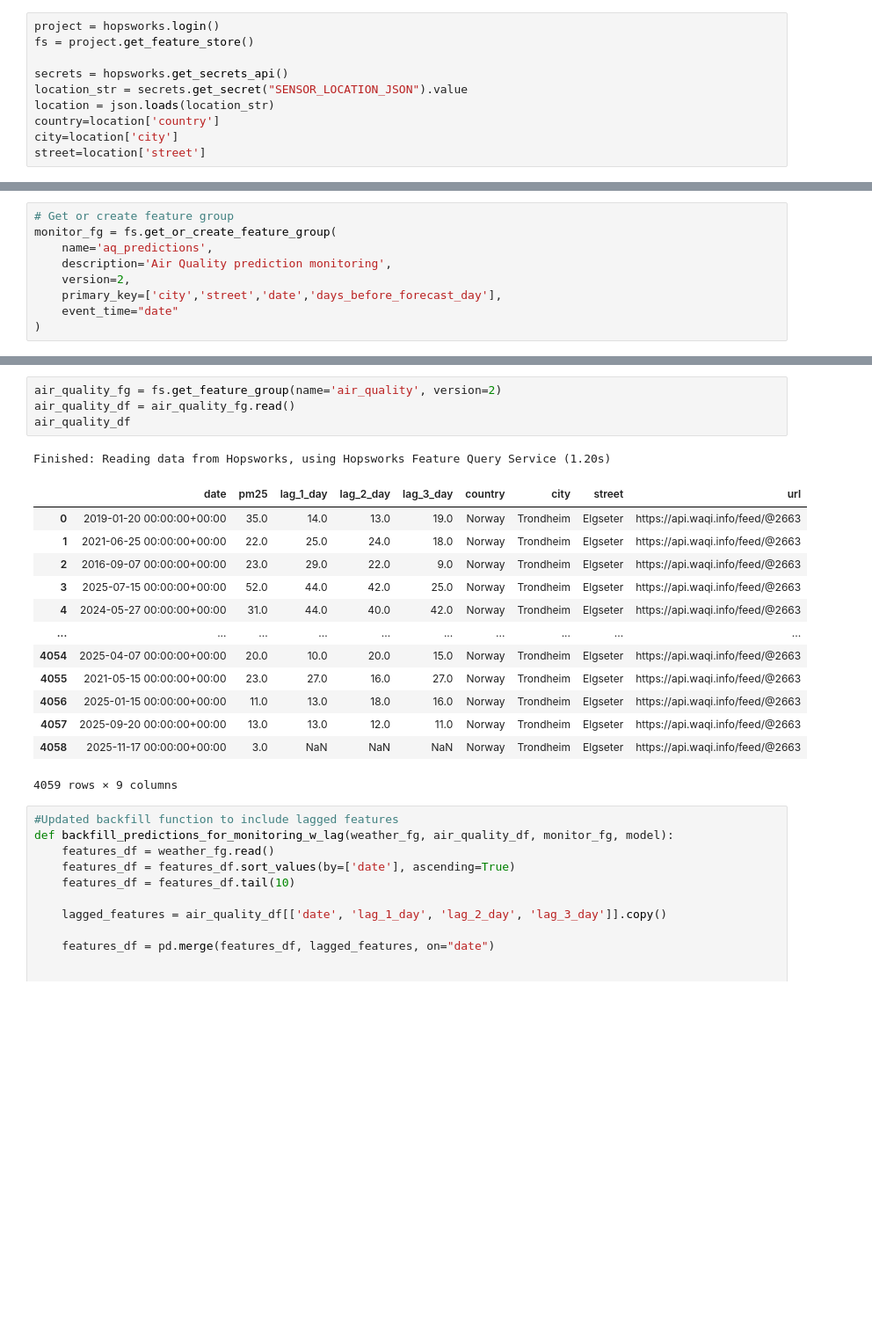
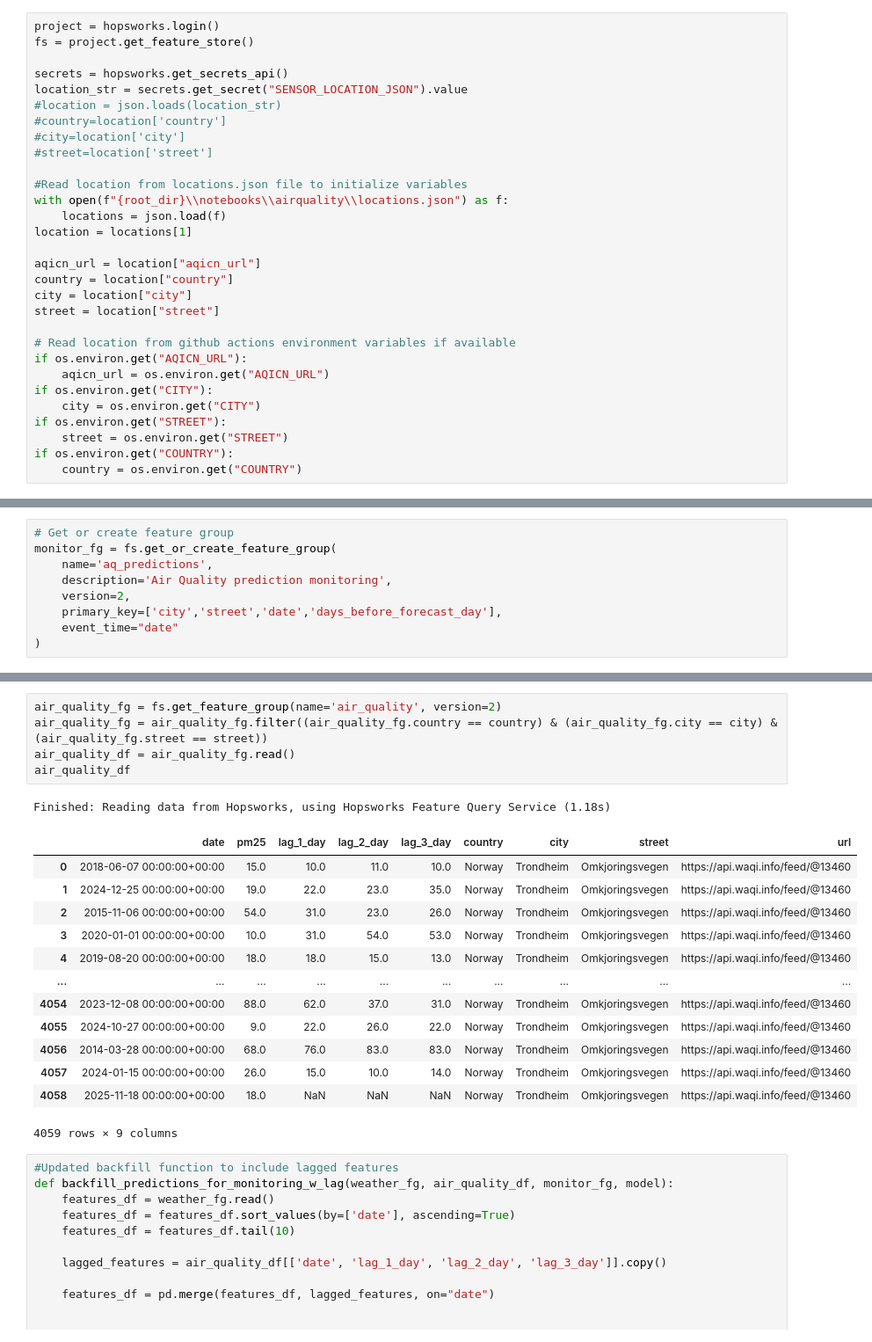
Before and after one commit to robertbroman/mlfs-book, a Jupyter notebook: notebooks/airquality/4_air_quality_batch_inference.ipynb, the cells around one changed output, grey strips where cells are left out. Shown at 88% size. Saved outputs shown, nothing was run; the diff lists cells and outputs as text; blank space fills up the shorter version.

```diff
--- a/notebooks/airquality/4_air_quality_batch_inference.ipynb
+++ b/notebooks/airquality/4_air_quality_batch_inference.ipynb
@@ -76,8 +76,28 @@ fs = project.get_feature_store()
 
 secrets = hopsworks.get_secrets_api()
 location_str = secrets.get_secret("SENSOR_LOCATION_JSON").value
-location = json.loads(location_str)
-country=location['country']
-city=location['city']
-street=location['street']
+#location = json.loads(location_str)
+#country=location['country']
+#city=location['city']
+#street=location['street']
+
+#Read location from locations.json file to initialize variables
+with open(f"{root_dir}\\notebooks\\airquality\\locations.json") as f:
+    locations = json.load(f)
+location = locations[1]
+
+aqicn_url = location["aqicn_url"]
+country = location["country"]
+city = location["city"]
+street = location["street"]
+
+# Read location from github actions environment variables if available
+if os.environ.get("AQICN_URL"):
+    aqicn_url = os.environ.get("AQICN_URL")
+if os.environ.get("CITY"):
+    city = os.environ.get("CITY")
+if os.environ.get("STREET"):
+    street = os.environ.get("STREET")
+if os.environ.get("COUNTRY"):
+    country = os.environ.get("COUNTRY")
 # %% [output]
@@ -305,21 +336,22 @@ Finished: Reading data from Hopsworks, using Hopsworks Feature Query Service (1.
 # %%
 air_quality_fg = fs.get_feature_group(name='air_quality', version=2)
+air_quality_fg = air_quality_fg.filter((air_quality_fg.country == country) & (air_quality_fg.city == city) & (air_quality_fg.street == street))
 air_quality_df = air_quality_fg.read()
 air_quality_df
 # %% [output]
-Finished: Reading data from Hopsworks, using Hopsworks Feature Query Service (1.20s)
+Finished: Reading data from Hopsworks, using Hopsworks Feature Query Service (1.18s)
 |  | date | pm25 | lag_1_day | lag_2_day | lag_3_day | country | city | street | url |
-| 0 | 2019-01-20 00:00:00+00:00 | 35.0 | 14.0 | 13.0 | 19.0 | Norway | Trondheim | Elgseter | https://api.waqi.info/feed/@2663 |
-| 1 | 2021-06-25 00:00:00+00:00 | 22.0 | 25.0 | 24.0 | 18.0 | Norway | Trondheim | Elgseter | https://api.waqi.info/feed/@2663 |
-| 2 | 2016-09-07 00:00:00+00:00 | 23.0 | 29.0 | 22.0 | 9.0 | Norway | Trondheim | Elgseter | https://api.waqi.info/feed/@2663 |
-| 3 | 2025-07-15 00:00:00+00:00 | 52.0 | 44.0 | 42.0 | 25.0 | Norway | Trondheim | Elgseter | https://api.waqi.info/feed/@2663 |
-| 4 | 2024-05-27 00:00:00+00:00 | 31.0 | 44.0 | 40.0 | 42.0 | Norway | Trondheim | Elgseter | https://api.waqi.info/feed/@2663 |
+| 0 | 2018-06-07 00:00:00+00:00 | 15.0 | 10.0 | 11.0 | 10.0 | Norway | Trondheim | Omkjoringsvegen | https://api.waqi.info/feed/@13460 |
+| 1 | 2024-12-25 00:00:00+00:00 | 19.0 | 22.0 | 23.0 | 35.0 | Norway | Trondheim | Omkjoringsvegen | https://api.waqi.info/feed/@13460 |
+| 2 | 2015-11-06 00:00:00+00:00 | 54.0 | 31.0 | 23.0 | 26.0 | Norway | Trondheim | Omkjoringsvegen | https://api.waqi.info/feed/@13460 |
+| 3 | 2020-01-01 00:00:00+00:00 | 10.0 | 31.0 | 54.0 | 53.0 | Norway | Trondheim | Omkjoringsvegen | https://api.waqi.info/feed/@13460 |
+| 4 | 2019-08-20 00:00:00+00:00 | 18.0 | 18.0 | 15.0 | 13.0 | Norway | Trondheim | Omkjoringsvegen | https://api.waqi.info/feed/@13460 |
 | ... | ... | ... | ... | ... | ... | ... | ... | ... | ... |
-| 4054 | 2025-04-07 00:00:00+00:00 | 20.0 | 10.0 | 20.0 | 15.0 | Norway | Trondheim | Elgseter | https://api.waqi.info/feed/@2663 |
-| 4055 | 2021-05-15 00:00:00+00:00 | 23.0 | 27.0 | 16.0 | 27.0 | Norway | Trondheim | Elgseter | https://api.waqi.info/feed/@2663 |
-| 4056 | 2025-01-15 00:00:00+00:00 | 11.0 | 13.0 | 18.0 | 16.0 | Norway | Trondheim | Elgseter | https://api.waqi.info/feed/@2663 |
-| 4057 | 2025-09-20 00:00:00+00:00 | 13.0 | 13.0 | 12.0 | 11.0 | Norway | Trondheim | Elgseter | https://api.waqi.info/feed/@2663 |
-| 4058 | 2025-11-17 00:00:00+00:00 | 3.0 | NaN | NaN | NaN | Norway | Trondheim | Elgseter | https://api.waqi.info/feed/@2663 |
+| 4054 | 2023-12-08 00:00:00+00:00 | 88.0 | 62.0 | 37.0 | 31.0 | Norway | Trondheim | Omkjoringsvegen | https://api.waqi.info/feed/@13460 |
+| 4055 | 2024-10-27 00:00:00+00:00 | 9.0 | 22.0 | 26.0 | 22.0 | Norway | Trondheim | Omkjoringsvegen | https://api.waqi.info/feed/@13460 |
+| 4056 | 2014-03-28 00:00:00+00:00 | 68.0 | 76.0 | 83.0 | 83.0 | Norway | Trondheim | Omkjoringsvegen | https://api.waqi.info/feed/@13460 |
+| 4057 | 2024-01-15 00:00:00+00:00 | 26.0 | 15.0 | 10.0 | 14.0 | Norway | Trondheim | Omkjoringsvegen | https://api.waqi.info/feed/@13460 |
+| 4058 | 2025-11-18 00:00:00+00:00 | 18.0 | NaN | NaN | NaN | Norway | Trondheim | Omkjoringsvegen | https://api.waqi.info/feed/@13460 |
 4059 rows × 9 columns
 # %%
 #Updated backfill function to include lagged features
```
Also changed, not shown: parts of 14 cells of this notebook, 18 other files.
